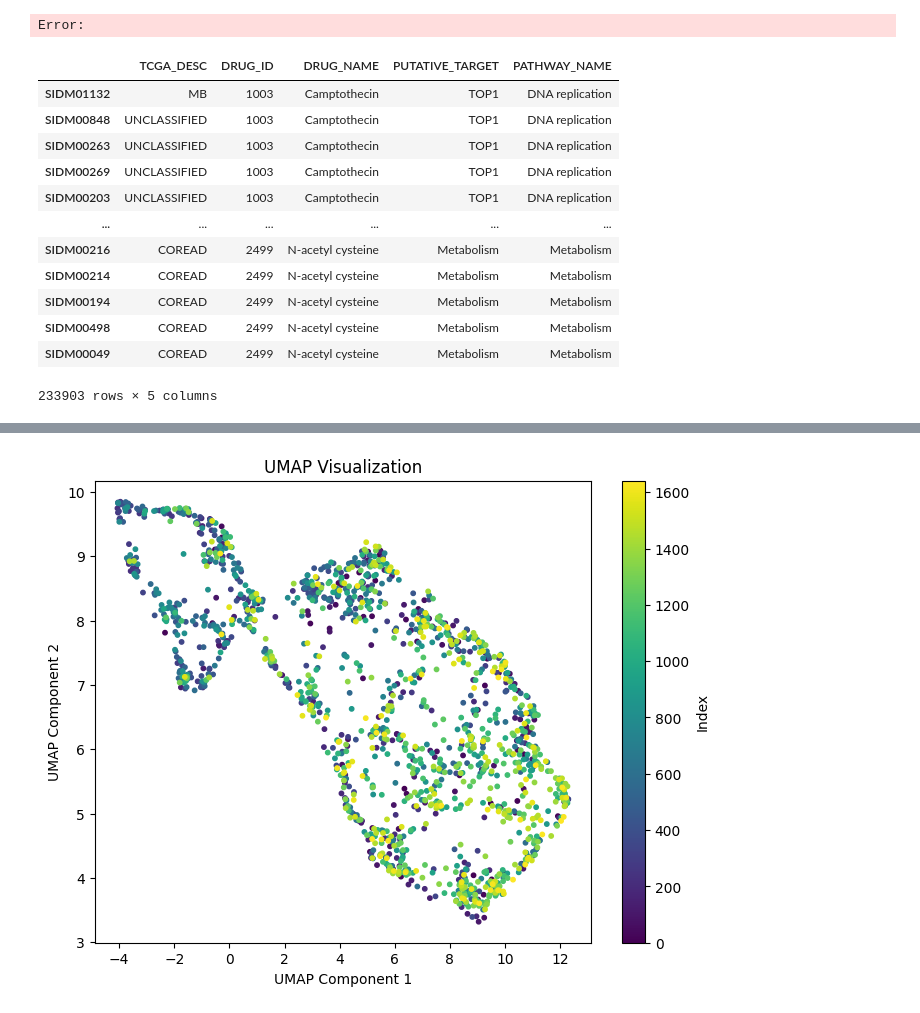
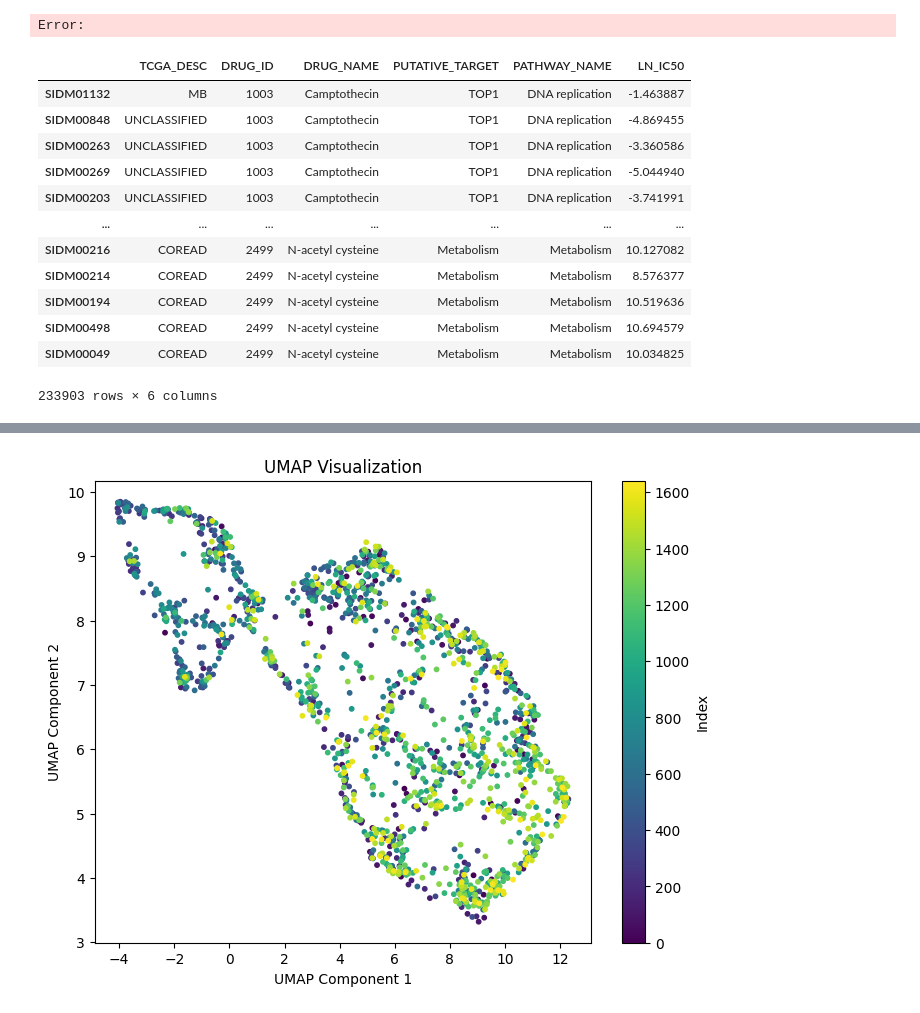
Before and after one commit to Surabhivj/PatStrat-Personalized-Health-Technologies-Conference-2024, a Jupyter notebook: GDSC_data_prep.ipynb, the cells around one changed output, grey strips where cells are left out. Drawn from its saved outputs; the diff is of its cells as text; code cells hidden in the pictures.

```diff
--- a/GDSC_data_prep.ipynb
+++ b/GDSC_data_prep.ipynb
@@ -304,22 +399,22 @@ df_instance = DataFusion(modalities, top_mod, k)
 # %% [output]
 Error:
 # %%
-dose_response = pd.read_excel("/Users/SJp/Documents/PatStrat_poster/PatStrat-Personalized-Health-Technologies-Conference-2024/data/GDSC2_fitted_dose_response_27Oct23.xlsx")
+dose_response = pd.read_excel("data/GDSC2_fitted_dose_response_27Oct23.xlsx")
 dose_response = dose_response[dose_response['SANGER_MODEL_ID'].isin(rna_cell_lines.index)]
 dose_response.index = dose_response['SANGER_MODEL_ID'].values
-dose_response = dose_response[['TCGA_DESC', 'DRUG_ID', 'DRUG_NAME','PUTATIVE_TARGET','PATHWAY_NAME']]
+dose_response = dose_response[['TCGA_DESC', 'DRUG_ID', 'DRUG_NAME','PUTATIVE_TARGET','PATHWAY_NAME','LN_IC50']]
 dose_response
 # %% [output]
-|  | TCGA_DESC | DRUG_ID | DRUG_NAME | PUTATIVE_TARGET | PATHWAY_NAME |
-| SIDM01132 | MB | 1003 | Camptothecin | TOP1 | DNA replication |
-| SIDM00848 | UNCLASSIFIED | 1003 | Camptothecin | TOP1 | DNA replication |
-| SIDM00263 | UNCLASSIFIED | 1003 | Camptothecin | TOP1 | DNA replication |
-| SIDM00269 | UNCLASSIFIED | 1003 | Camptothecin | TOP1 | DNA replication |
-| SIDM00203 | UNCLASSIFIED | 1003 | Camptothecin | TOP1 | DNA replication |
-| ... | ... | ... | ... | ... | ... |
-| SIDM00216 | COREAD | 2499 | N-acetyl cysteine | Metabolism | Metabolism |
-| SIDM00214 | COREAD | 2499 | N-acetyl cysteine | Metabolism | Metabolism |
-| SIDM00194 | COREAD | 2499 | N-acetyl cysteine | Metabolism | Metabolism |
-| SIDM00498 | COREAD | 2499 | N-acetyl cysteine | Metabolism | Metabolism |
-| SIDM00049 | COREAD | 2499 | N-acetyl cysteine | Metabolism | Metabolism |
+|  | TCGA_DESC | DRUG_ID | DRUG_NAME | PUTATIVE_TARGET | PATHWAY_NAME | LN_IC50 |
+| SIDM01132 | MB | 1003 | Camptothecin | TOP1 | DNA replication | -1.463887 |
+| SIDM00848 | UNCLASSIFIED | 1003 | Camptothecin | TOP1 | DNA replication | -4.869455 |
+| SIDM00263 | UNCLASSIFIED | 1003 | Camptothecin | TOP1 | DNA replication | -3.360586 |
+| SIDM00269 | UNCLASSIFIED | 1003 | Camptothecin | TOP1 | DNA replication | -5.044940 |
+| SIDM00203 | UNCLASSIFIED | 1003 | Camptothecin | TOP1 | DNA replication | -3.741991 |
+| ... | ... | ... | ... | ... | ... | ... |
+| SIDM00216 | COREAD | 2499 | N-acetyl cysteine | Metabolism | Metabolism | 10.127082 |
+| SIDM00214 | COREAD | 2499 | N-acetyl cysteine | Metabolism | Metabolism | 8.576377 |
+| SIDM00194 | COREAD | 2499 | N-acetyl cysteine | Metabolism | Metabolism | 10.519636 |
+| SIDM00498 | COREAD | 2499 | N-acetyl cysteine | Metabolism | Metabolism | 10.694579 |
+| SIDM00049 | COREAD | 2499 | N-acetyl cysteine | Metabolism | Metabolism | 10.034825 |
-233903 rows × 5 columns
+233903 rows × 6 columns
```
Also changed, not shown: parts of 23 cells of this notebook, 2 other files.
